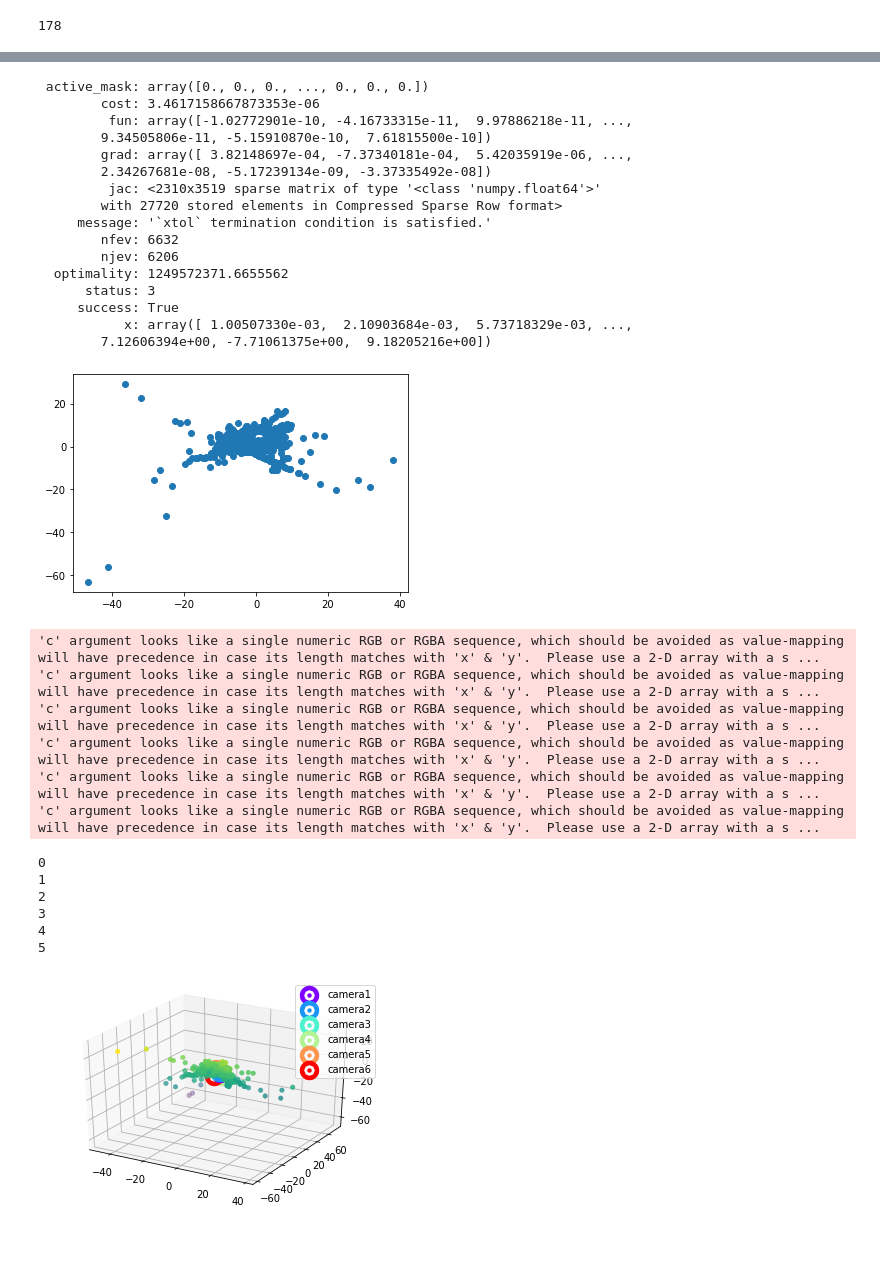
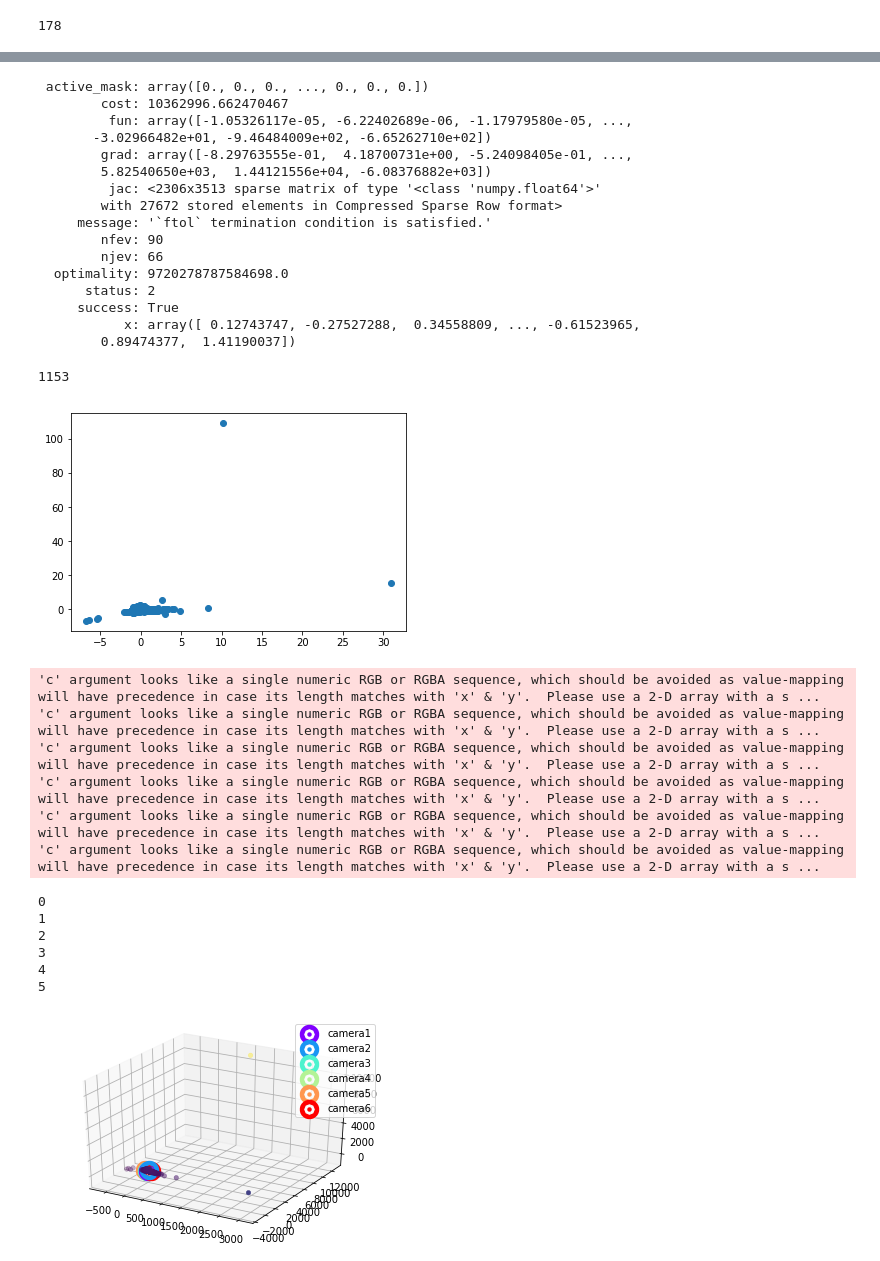
Before and after one commit to MarvinChung/simple-implementation-of-structure-from-motion-and-multi-view-stereo-by-python, a Jupyter notebook: debug.ipynb, the cells around one changed output, grey strips where cells are left out. Saved outputs shown, nothing was run; the diff lists cells and outputs as text; code cells hidden in the pictures; blank space fills up the shorter version.

```diff
--- a/debug.ipynb
+++ b/debug.ipynb
@@ -98,8 +98,8 @@ class LinearLeastSquaresModel():
         _, _, Vh = scipy.linalg.svd(data)
         #(Hermitian) transpose back
         x = Vh.transpose()[:, -1];
-        U, D, Vh = scipy.linalg.svd(x.reshape((3, 3)))
-        F = U @ np.diag(np.array([D[1], D[2], 0])) @ Vh
+        U, D, Vh = scipy.linalg.svd(x.reshape((3, 3)).transpose())
+        F = U @ np.diag(np.array([D[0], D[1], 0])) @ Vh
         F = T2.transpose() @ F @ T1
         self.x = torch.tensor(F).view(9).to(self.device);
         return F
@@ -194,7 +194,7 @@ def transform(a,b):
     return mat
 
 
-def RANSAC(trainPoints, queryPoints, max_iter_times = 1000000, device = 'cuda' if torch.cuda.is_available() else 'cpu'):
+def RANSAC(trainPoints, queryPoints, max_iter_times = 1000, device = 'cuda' if torch.cuda.is_available() else 'cpu'):
 
     t = time.time()
     x1, T1 = normalise2dpts(convert2Homogeneous(trainPoints))
@@ -207,6 +207,7 @@ def RANSAC(trainPoints, queryPoints, max_iter_times = 1000000, device = 'cuda' i
     batch_size = batches.shape[0]
 
     episilon = batches.new_full((1, batch_size), 0.01).view(batch_size).to(device)
+    #best = 10000000
     train_inliers = []
     query_inliers = []
 
@@ -216,12 +217,16 @@ def RANSAC(trainPoints, queryPoints, max_iter_times = 1000000, device = 'cuda' i
         F, LSmodel = EstimateFundamentalMatrix(sample_points, T1, T2, device)
         err = LSmodel.calc_err(batches)
         if((err < episilon).float().mean().item() > 0.95):
+        #if(err.sum().item() < best):
             ind = np.where((err.cpu()<episilon.cpu()))
             train_inliers = trainPoints[ind]
             query_inliers = queryPoints[ind]
+            #best = err.sum().item()
             break
         iterations += 1
-
+    #print(sample_points)
+    #print(train_inliers[0])
+    F, _ = EstimateFundamentalMatrix(transform(train_inliers,query_inliers), T1, T2, device)
     print('[RANSAC] takes ', time.time() - t,'sec')
     print('[RANSAC] iteration', iterations,' err:', err.mean().item())
     if(iterations == max_iter_times):
@@ -231,7 +236,7 @@ def RANSAC(trainPoints, queryPoints, max_iter_times = 1000000, device = 'cuda' i
 # %%
 trainPoints = cv2.KeyPoint_convert([kp1[matches[i].trainIdx] for i in range(len(matches))])
 queryPoints = cv2.KeyPoint_convert([kp2[matches[i].queryIdx] for i in range(len(matches))])
-F, train_inliers, query_inliers, ind = RANSAC(trainPoints, queryPoints, max_iter_times = 1000000)
+F, train_inliers, query_inliers, ind = RANSAC(trainPoints, queryPoints, max_iter_times = 1000)
 print('F',F)
 F, mask = cv2.findFundamentalMat(trainPoints,queryPoints,cv2.FM_LMEDS)
 print('opencv_F',F)
@@ -509,8 +517,8 @@ def TwoImage(img1, img2, des1, kp1, des2, kp2, pre_C, pre_R):
     pts1 = np.int32(trainPoints)
     pts2 = np.int32(queryPoints)
 
-    my_F, train_inliers, query_inliers, ind = RANSAC(pts1, pts2, max_iter_times = 1000000)
-
+    my_F, train_inliers, query_inliers, ind = RANSAC(pts1, pts2, max_iter_times = 10000)
+    my_F, mask = cv2.findFundamentalMat(trainPoints,queryPoints,cv2.FM_LMEDS)
     # Find epilines corresponding to points in right image (second image) and
     # drawing its lines on left image
     lines1 = cv2.computeCorrespondEpilines(query_inliers.reshape(-1,1,2), 2, my_F)
@@ -576,10 +584,9 @@ def TwoImage(img1, img2, des1, kp1, des2, kp2, pre_C, pre_R):
 if __name__== "__main__":
     files = []
     for file in glob.glob("*.bmp"):
-        print(file)
         files.append(file)
     files.sort()
-
+    print(files)
     imgs = []
 
     for file in files:
@@ -828,41 +805,46 @@ Total number of residuals: 2310
 print(res)
 # %% [output]
  active_mask: array([0., 0., 0., ..., 0., 0., 0.])
-        cost: 3.4617158667873353e-06
-         fun: array([-1.02772901e-10, -4.16733315e-11,  9.97886218e-11, ...,
-        9.34505806e-11, -5.15910870e-10,  7.61815500e-10])
-        grad: array([ 3.82148697e-04, -7.37340181e-04,  5.42035919e-06, ...,
-        2.34267681e-08, -5.17239134e-09, -3.37335492e-08])
-         jac: <2310x3519 sparse matrix of type '<class 'numpy.float64'>'
-        with 27720 stored elements in Compressed Sparse Row format>
-     message: '`xtol` termination condition is satisfied.'
-        nfev: 6632
-        njev: 6206
-  optimality: 1249572371.6655562
-      status: 3
+        cost: 10362996.662470467
+         fun: array([-1.05326117e-05, -6.22402689e-06, -1.17979580e-05, ...,
+       -3.02966482e+01, -9.46484009e+02, -6.65262710e+02])
+        grad: array([-8.29763555e-01,  4.18700731e+00, -5.24098405e-01, ...,
+        5.82540650e+03,  1.44121556e+04, -6.08376882e+03])
+         jac: <2306x3513 sparse matrix of type '<class 'numpy.float64'>'
+        with 27672 stored elements in Compressed Sparse Row format>
+     message: '`ftol` termination condition is satisfied.'
+        nfev: 90
+        njev: 66
+  optimality: 9720278787584698.0
+      status: 2
      success: True
-           x: array([ 1.00507330e-03,  2.10903684e-03,  5.73718329e-03, ...,
-        7.12606394e+00, -7.71061375e+00,  9.18205216e+00])
+           x: array([ 0.12743747, -0.27527288,  0.34558809, ..., -0.61523965,
+        0.89474377,  1.41190037])
 # %%
 camera_params = res.x[:n_cameras * 9].reshape((n_cameras, 9))
 points_3d = res.x[n_cameras * 9:].reshape((n_points, 3))
+print(len(points_3d))
+# %% [output]
+1153
 # %%
 import matplotlib.cm as cm
 #XZ
 plt.scatter(points_3d[:,0], points_3d[:,2])
 #plt.scatter(C0[0], C0[2], c='red')
 #plt.scatter(C1[0], C1[2], c='black')
 plt.show()
+scale = 100
 ax = plt.axes(projection='3d')
-ax.scatter(points_3d[:,0], points_3d[:,1], points_3d[:,2], c=points_3d[:,2], cmap='viridis', linewidth=0.5);
+ax.scatter(scale * points_3d[:,0], scale * points_3d[:,1], scale * points_3d[:,2], c=points_3d[:,2], cmap='viridis', linewidth=0.5);
 colors = cm.rainbow(np.linspace(0, 1, len(C)))
+
 for i,c in zip(C,colors):
     print(i)
-    ax.scatter(C[i][0], C[i][1], C[i][2], c=c, linewidth=15, label='camera'+str(i+1));
+    ax.scatter(scale * C[i][0], scale * C[i][1], scale * C[i][2], c=c, linewidth=15, label='camera'+str(i+1));
 ax.legend()
 plt.show()
 # %% [output]
-[figure, old version]
+[figure, new version]
 'c' argument looks like a single numeric RGB or RGBA sequence, which should be avoided as value-mapping will have precedence in case its length matches with 'x' & 'y'.  Please use a 2-D array with a s ...
 'c' argument looks like a single numeric RGB or RGBA sequence, which should be avoided as value-mapping will have precedence in case its length matches with 'x' & 'y'.  Please use a 2-D array with a s ...
 'c' argument looks like a single numeric RGB or RGBA sequence, which should be avoided as value-mapping will have precedence in case its length matches with 'x' & 'y'.  Please use a 2-D array with a s ...
@@ -875,7 +857,7 @@ plt.show()
 3
 4
 5
-[figure, old version]
+[figure, new version]
 # %%
 plt.figure(figsize=(10, 20))
 for i, (left, right) in enumerate(lines_imgs):
```
Also changed, not shown: parts of 18 cells of this notebook, 1 other file.
